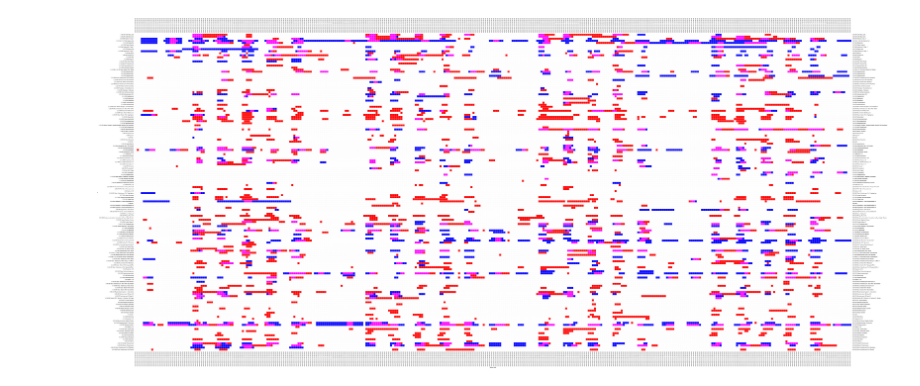
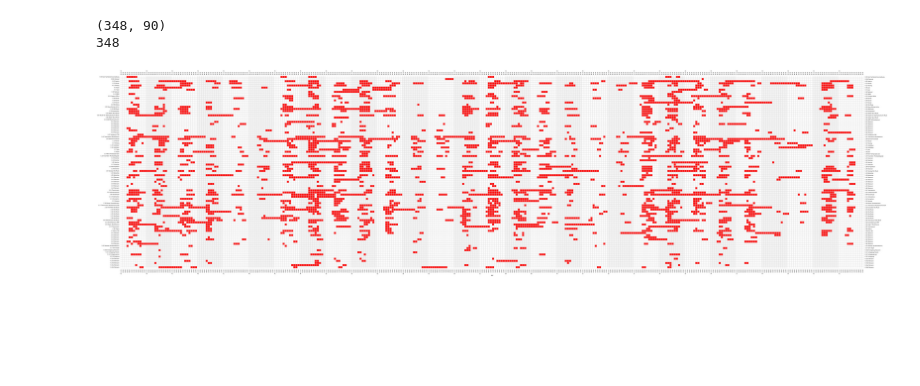
Before and after one commit to digitalmediabremen/hfk-checkin, a Jupyter notebook: evaluation/matrixplot.ipynb, the cells around one changed output. Cells and saved outputs as stored; diff of their text form; code cells hidden in the pictures; blank space fills up the shorter version.

Commit message:
analysis: better labels

```diff
--- a/evaluation/matrixplot.ipynb
+++ b/evaluation/matrixplot.ipynb
@@ -1,47 +1,47 @@
 # %%
 import pandas as pd
 import numpy as np
 import matplotlib.pyplot as plt
 import seaborn as sns
-from matplotlib.dates import AutoDateFormatter, AutoDateLocator
-
+import matplotlib.dates as mdates;
 
 def combine_values(x):
     if x.has_checkin > 0 and x.has_reservation > 0: return 3
     if x.has_checkin > 0: return 2;
     if x.has_reservation > 0: return 1;
+
+    if x.slot.timetuple().tm_yday % 2 == 0: return 4
     return 0;
 
 
 
 
-df = pd.read_csv('data/xi.csv')
+df = pd.read_csv('data/de.csv')
 df['slot'] = pd.to_datetime(df['slot'], format='%Y-%m-%d %H:%M:%S', errors='raise')
 
 df['value'] = df.apply(combine_values, axis = 1)
-pivot = df.pivot_table(index=['n'],columns=df['slot'],values=['value'],aggfunc='sum',fill_value=0)
+pivot = df.pivot_table(index=df['slot'],columns=df['n'],values=['value'],aggfunc='sum',fill_value=0)
+# pivot = pivot.iloc[:30,:10]
+print (pivot.shape)
+# fig,ax=plt.subplots(figsize=(50,10))
 fig,ax=plt.subplots(figsize=(100,45))
-# print(ax)
+ax.set_facecolor("yellow")
 
+pivot.columns = [col[1] for col in pivot.columns.values]
 
-# config axis
-# ax2 = ax.twiny()
-# ax2.set_xlim(ax.get_xlim())
+ax = sns.heatmap(pivot.T, xticklabels=1, cmap=["white", "blue", "red", "magenta", "whitesmoke"],fmt="d", linewidths=2,square=True,linecolor="gainsboro",cbar=False)
+labels = [pd.to_datetime(str(tick)) for tick in pivot.index.values]
+labels = [tick.hour == 0 and tick.strftime("%d.%m.%y") or tick.strftime("%H:%M") for tick in labels];
+print(len(labels))
+ax.set_xticklabels(labels=labels)
+ax.xaxis.set_tick_params(rotation=90,labelsize='small', labelleft=True, labelright=True, bottom=False, top=False, left=False, right=False)
+ax.yaxis.set_tick_params(rotation=0,labelsize='small', labelbottom=True, labeltop=True, bottom=False, top=False, left=False, right=False)
+# ax.xticks(rotation=0, ha='center')
 
-date_form = DateFormatter("%d")
-
-ytick_locator = AutoDateLocator()
-ytick_formatter = AutoDateFormatter(ytick_locator)
-
-# ax.xaxis.set_major_locator(ytick_locator)
-# ax.xaxis.set_major_formatter(ytick_formatter)
-# ax.set_xticks(data["Time"]) # sets yticks
-ax.xaxis.set_tick_params(labelsize='small', labelleft=True, labelright=True, bottom=False, top=False, left=False, right=False)
-ax.yaxis.set_tick_params(labelsize='small', labelbottom=True, labeltop=True, bottom=False, top=False, left=False, right=False)
-
-sns.heatmap(pivot,cmap=["white", "blue", "red", "magenta"],ax=ax,linewidths=.5,square=True,linecolor="whitesmoke",cbar=False)
-
+# fig.autofmt_xdate()
 # plt.show()
-plt.savefig('xi.jpg')
+plt.savefig('de.png',facecolor="gainsboro", dpi=150)
 # %% [output]
+(348, 90)
+348
-[figure, old version]
+[figure, new version]
```
